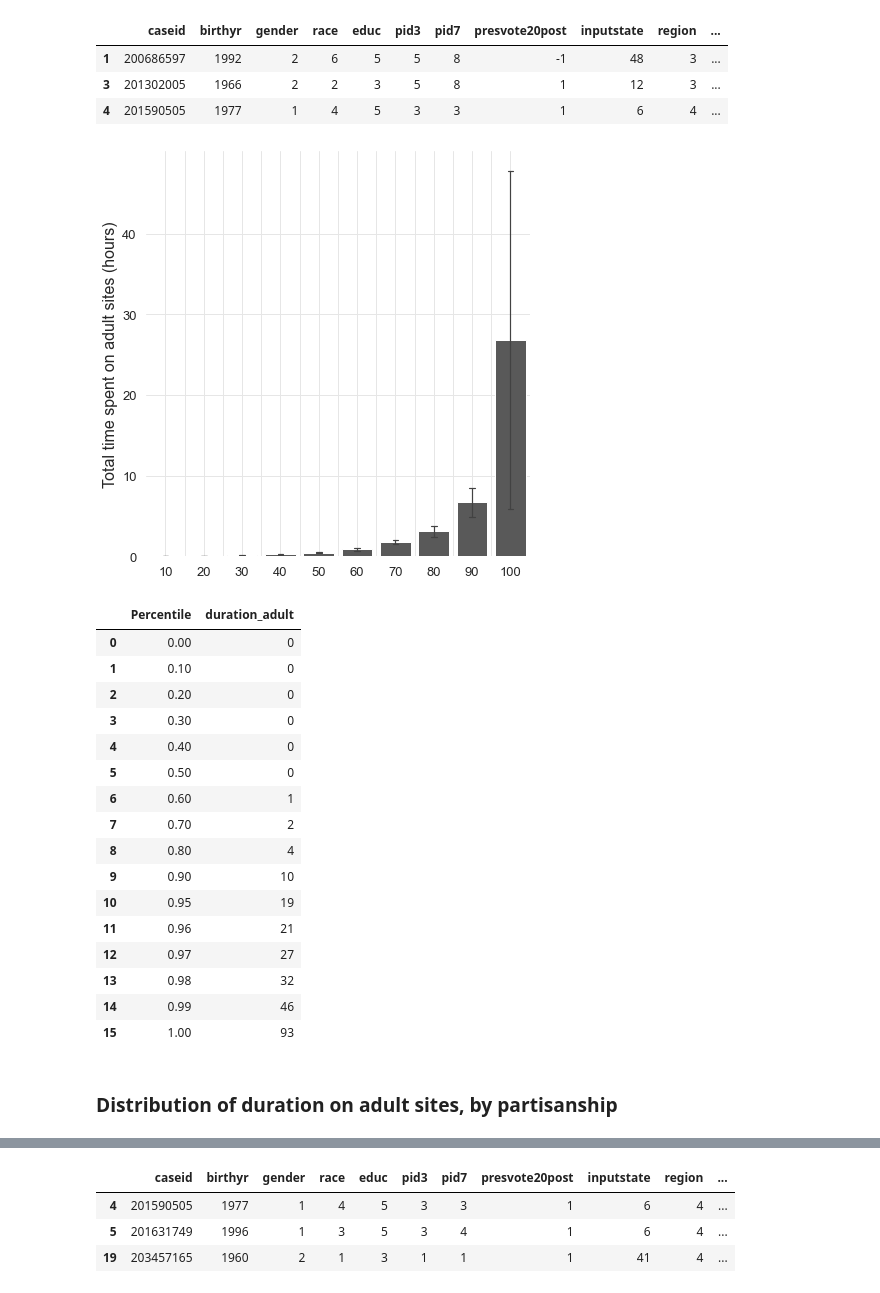
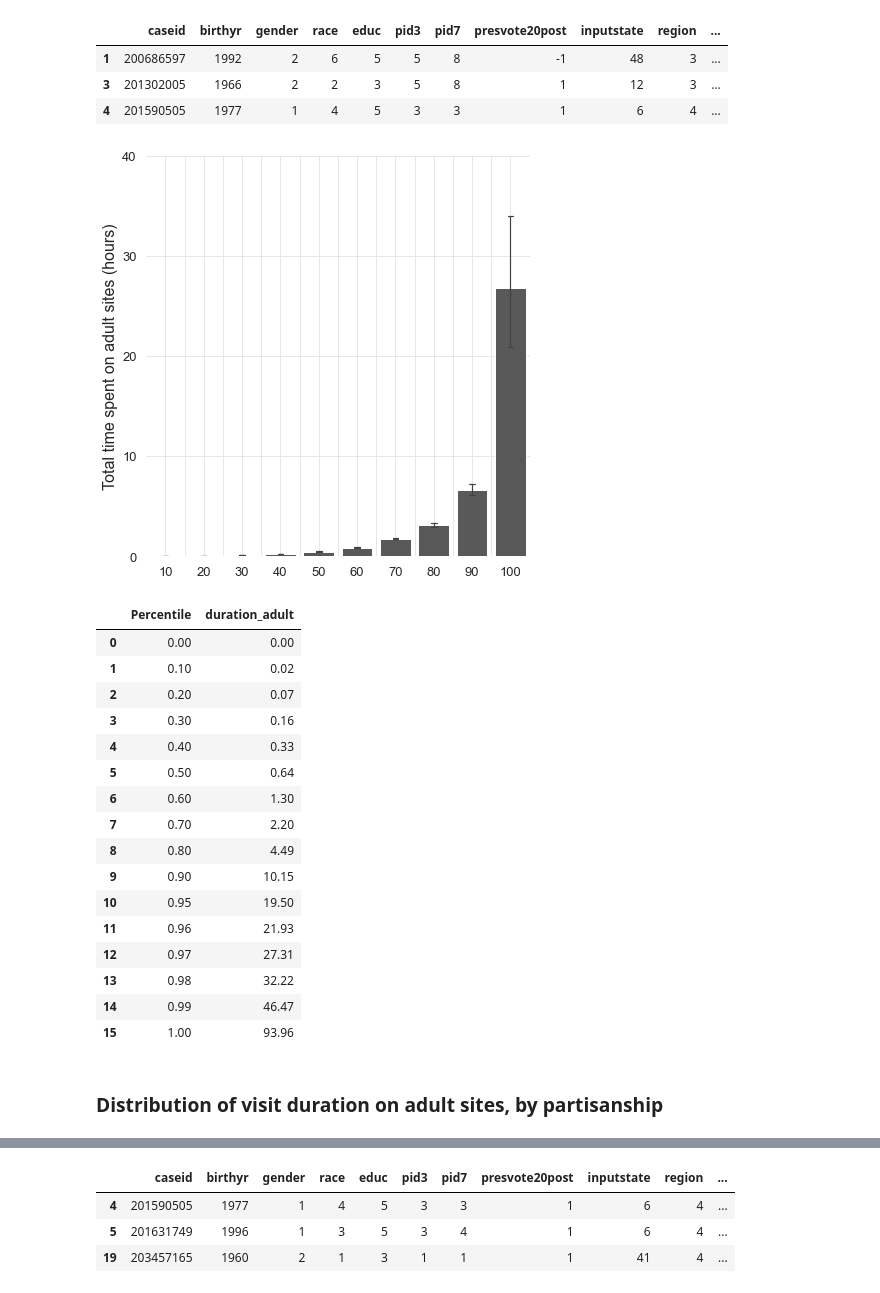
Before and after one commit to soodoku/adult, a Jupyter notebook: scripts/duration_on_adultsites.ipynb, the cells around one changed output, grey strips where cells are left out. Saved outputs shown, nothing was run; the diff lists cells and outputs as text; code cells hidden in the pictures.

```diff
--- a/scripts/duration_on_adultsites.ipynb
+++ b/scripts/duration_on_adultsites.ipynb
@@ -63,30 +63,30 @@ N = 383
 # %%
 # (fold cell) Plot deciles
 scale = .7
 fig, ax = plt.subplots(figsize=(9*scale, 9*scale))
 
 sns.barplot(
     x=f"decile_{outcome_var}", y=outcome_var, data=_df,
     color=".35",
-    ci="sd",
+    ci=95,
     errwidth=1.2,
     capsize=.15,
 )
 ax.set_yticks(range(0,50,10))
 ax.get_yaxis().set_major_formatter(ticker.FuncFormatter(lambda x, p: format(int(x), ',')))
 ax.set_xlabel("")
 ax.set_ylabel("Total time spent on adult sites (hours)", size=16)
 ax.tick_params(axis='both', which='major', labelsize=13)
 plt.tight_layout()
 ax.xaxis.grid(True)
 ax.get_xaxis().set_minor_locator(ticker.AutoMinorLocator(2))
 ax.xaxis.grid(True, which="both", color=".9")
 ax.yaxis.grid(True, which="both", color=".9")
 
 sns.despine(left=True, bottom=True)
 save_mpl_fig(os.path.join(FIGSAVEDIR, "distribution_duration_on_adultsites"))
 # %% [output]
-[figure, old version]
+[figure, new version]
 # %%
 # Get table of percentiles (fold cell)
 ntiles = [.0,.1,.2,.3,.4,.5,.6,.7,.8,.9,.95,.96,.97,.98,.99,1]
@@ -94,28 +94,28 @@ tab_deciles = (_df[outcome_var]
                .quantile(ntiles)
                .reset_index()
                .rename_column('index', 'Percentile')
-               .assign(**{outcome_var:lambda df: df[outcome_var].apply(int)})
+               .assign(**{outcome_var:lambda df: df[outcome_var].round(2)})
               )
 pandas_to_tex(tab_deciles, "../tabs/percentiles_duration_adultsites_by_individuals")
 tab_deciles
 # %% [output]
 |  | Percentile | duration_adult |
-| 0 | 0.00 | 0 |
-| 1 | 0.10 | 0 |
-| 2 | 0.20 | 0 |
-| 3 | 0.30 | 0 |
-| 4 | 0.40 | 0 |
-| 5 | 0.50 | 0 |
-| 6 | 0.60 | 1 |
-| 7 | 0.70 | 2 |
-| 8 | 0.80 | 4 |
-| 9 | 0.90 | 10 |
-| 10 | 0.95 | 19 |
-| 11 | 0.96 | 21 |
-| 12 | 0.97 | 27 |
-| 13 | 0.98 | 32 |
-| 14 | 0.99 | 46 |
-| 15 | 1.00 | 93 |
+| 0 | 0.00 | 0.00 |
+| 1 | 0.10 | 0.02 |
+| 2 | 0.20 | 0.07 |
+| 3 | 0.30 | 0.16 |
+| 4 | 0.40 | 0.33 |
+| 5 | 0.50 | 0.64 |
+| 6 | 0.60 | 1.30 |
+| 7 | 0.70 | 2.20 |
+| 8 | 0.80 | 4.49 |
+| 9 | 0.90 | 10.15 |
+| 10 | 0.95 | 19.50 |
+| 11 | 0.96 | 21.93 |
+| 12 | 0.97 | 27.31 |
+| 13 | 0.98 | 32.22 |
+| 14 | 0.99 | 46.47 |
+| 15 | 1.00 | 93.96 |
 # %% [markdown]
-### Distribution of duration on adult sites, by partisanship
+### Distribution of visit duration on adult sites, by partisanship
 # %%
```
Also changed, not shown: parts of 14 cells of this notebook, 18 other files.
